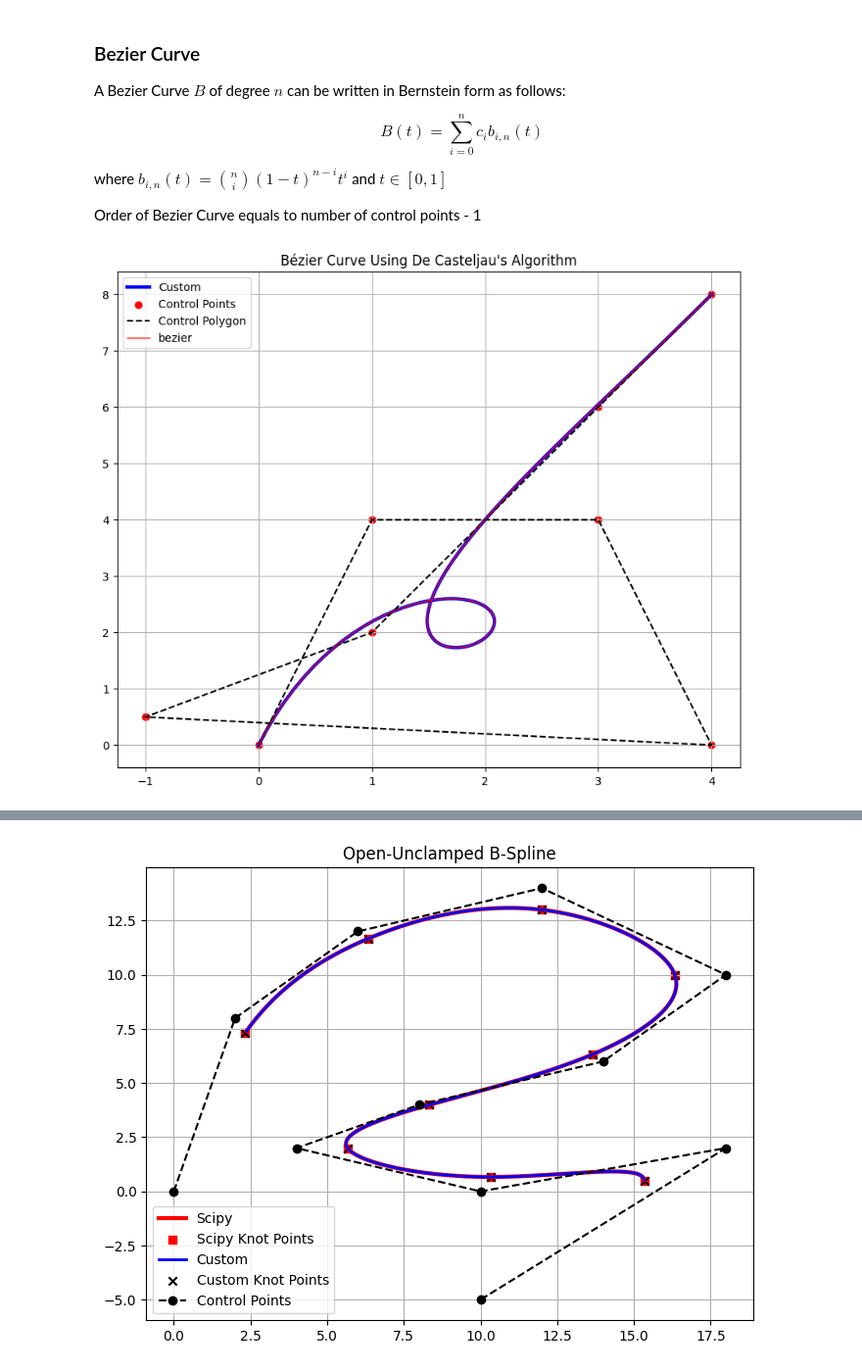
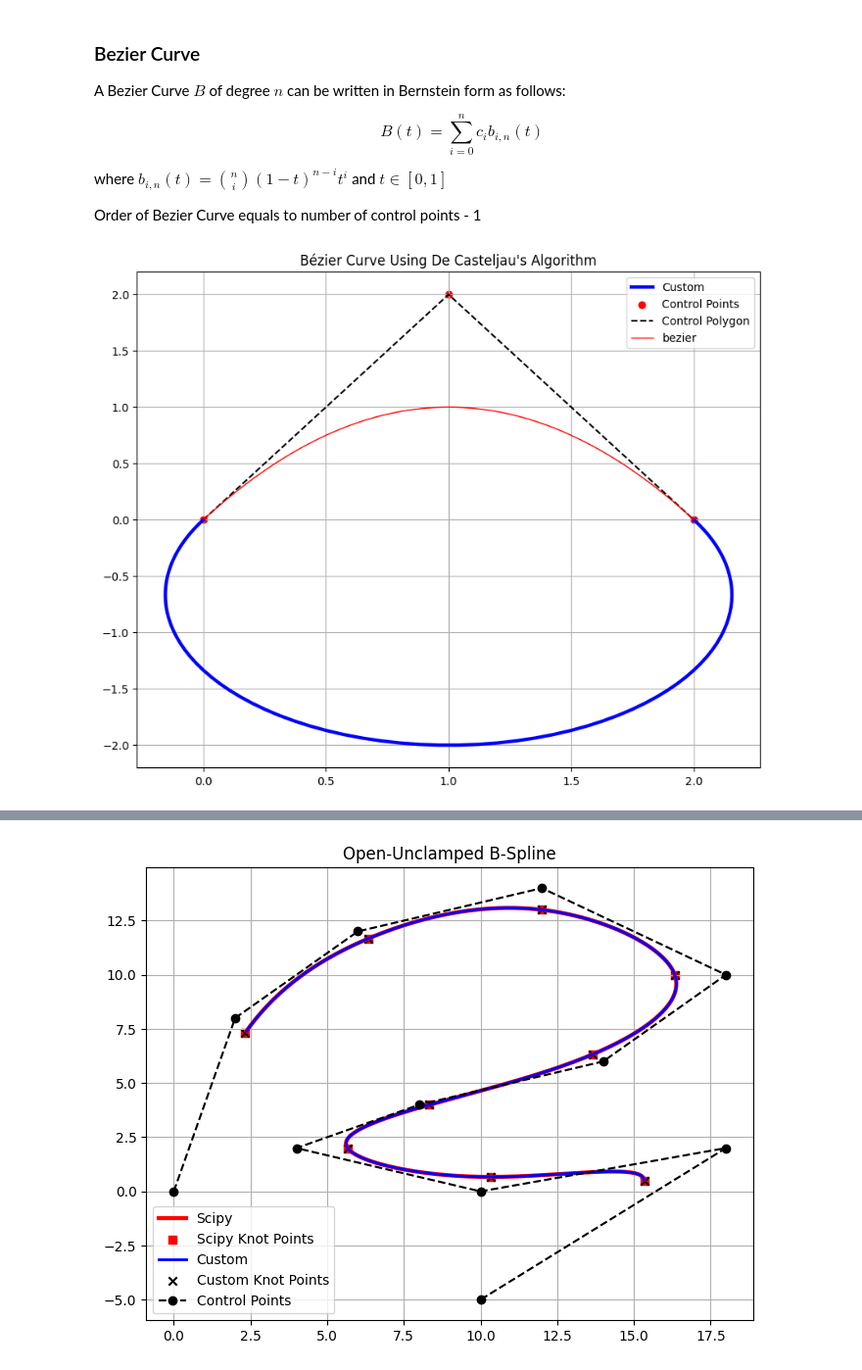
Before and after one commit to Haus226/numericAnalysis, a Jupyter notebook: Chapter 3.ipynb, the cells around one changed output, grey strips where cells are left out. Shown at 98% size. Saved outputs shown, nothing was run; the diff lists cells and outputs as text; code cells hidden in the pictures.

```diff
--- a/Chapter 3.ipynb
+++ b/Chapter 3.ipynb
@@ -381,47 +381,57 @@ Order of Bezier Curve equals to number of control points - 1
 import numpy as np
 import bezier
 
-def deCasteljau(control_points: np.ndarray[Union[float, int], Any],
-                t:float):
+def deCasteljau(control_points: np.ndarray[Union[float, int]],
+                t:float,
+                weights: Union[None, np.ndarray[Union[float, int]]]=None
+                ):
     # Ensure conversion to float to prevent the 'staircase effect' caused by integer-based plotting.
     beta = control_points.copy().astype(float)
+    if weights is not None:
+        w = weights[:, np.newaxis].astype(float)
+        assert len(weights) == len(control_points)
+        beta = np.hstack([beta * w, w])
     n = len(control_points)
     for idx in range(1, n):
         for jdx in range(n - idx):
             beta[jdx] = (1 - t) * beta[jdx] + t * beta[jdx + 1]
-    return beta[0]
+    return beta[0][:-1] / beta[0][-1] if weights is not None else beta[0]
 
 control_points = np.array([
     (0, 0),
-    (1, 4),
-    (3, 4),
-    (4, 0),
-    (-1, 0.5),
     (1, 2),
-    (3, 6),
-    (4, 8)
+    (2, 0)
+    # (3, 4),
+    # (4, 0),
+    # (-1, 0.5),
+    # (1, 2),
+    # (3, 6),
+    # (4, 8)
+])
+weights = np.array([
+    1, -0.5, 1
 ])
 t_values = np.linspace(0, 1, 100)
-curve_points = np.array([deCasteljau(control_points, t) for t in t_values])
+curve_points = np.array([deCasteljau(control_points, t, weights) for t in t_values])
 
 plt.figure(figsize=(10, 8))
 plt.plot(curve_points[:, 0], curve_points[:, 1], 'b-', label="Custom", lw=3)  # Bézier curve
 plt.scatter(control_points[:, 0], control_points[:, 1], color='red', label="Control Points")  # Control points
 plt.plot(control_points[:, 0], control_points[:, 1], 'k--', label="Control Polygon")  # Dashed control polygon
 
 # Transpose to match Bezier library's expected shape (2, N)
 control_points = control_points.T
 control_points_f = np.asfortranarray(control_points)
 curve = bezier.Curve(control_points_f, degree=control_points.shape[1] - 1)
 curve_points = curve.evaluate_multi(t_values.T)
 plt.plot(curve_points[0, :], curve_points[1, :], 'r-', label="bezier", lw=1)  # Bézier curve
 
 plt.legend()
 plt.title("Bézier Curve Using De Casteljau's Algorithm")
 plt.grid()
 plt.show()
 # %% [output]
-[figure, old version]
+[figure, new version]
 # %% [markdown]
 ### B-Spline
 Given $m+1$ control points and order $k$, B-Spline is defined as follow:
```
Also changed, not shown: parts of 4 cells of this notebook.
